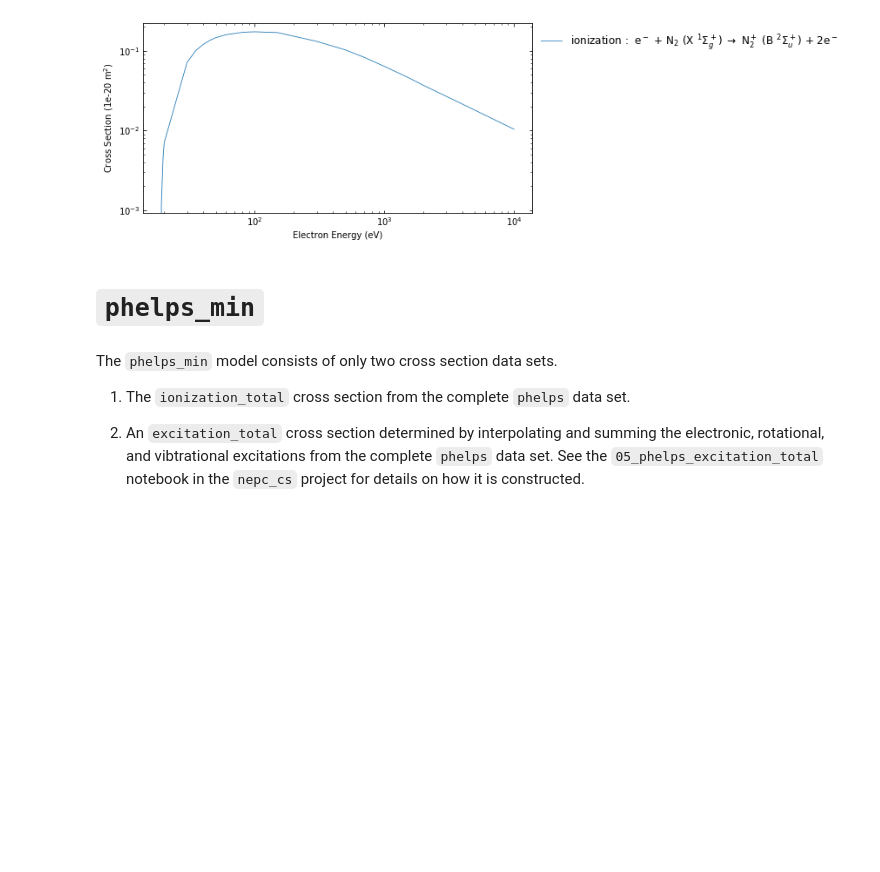
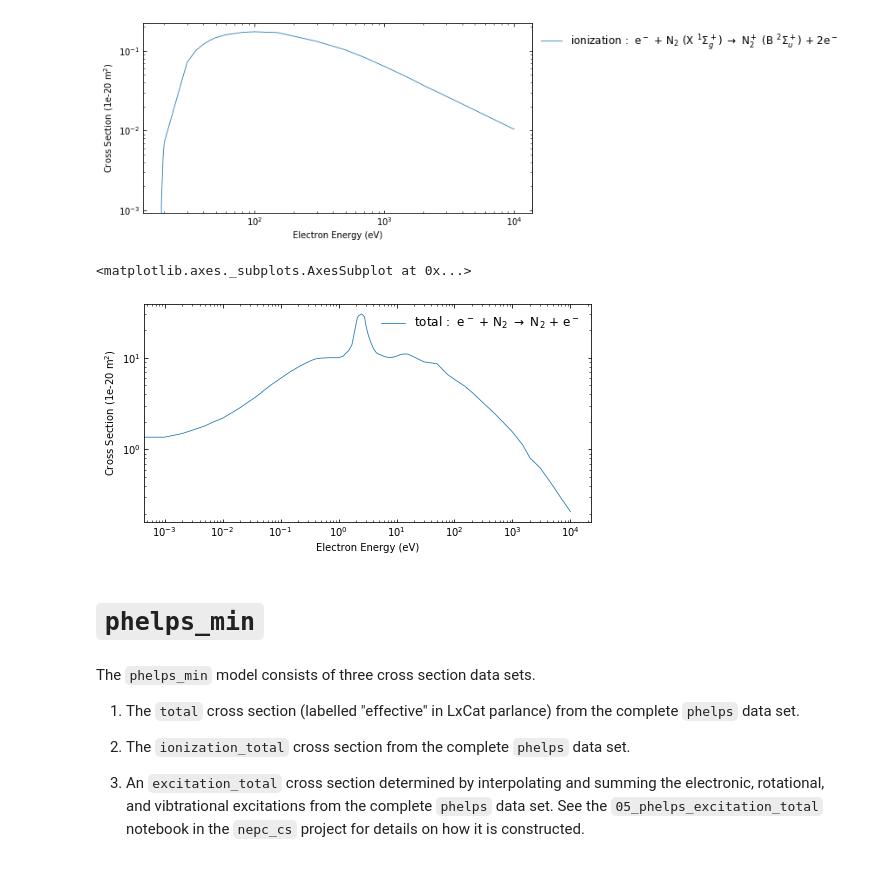
Before and after one commit to USNavalResearchLaboratory/nepc, a Jupyter notebook: examples/phelps.ipynb, the cells around one changed output. Saved outputs shown, nothing was run; the diff lists cells and outputs as text; code cells hidden in the pictures; blank space fills up the shorter version.

Commit message:
add total cross section to phelps_min

```diff
--- a/examples/phelps.ipynb
+++ b/examples/phelps.ipynb
@@ -100,14 +100,24 @@ n_phelps.plot(units_sigma=1E-20, process='ionization',
 # %% [output]
 <matplotlib.axes._subplots.AxesSubplot at 0x...>
 [figure]
+# %%
+n_phelps.plot(units_sigma=1E-20, process='total',
+              plot_param_dict = {'linewidth':.8},
+              #xlim_param_dict = {'left': 0.01, 'right': 120.0},
+              ylog=True, xlog=True, max_plots=40, width=8, height=4)
+# %% [output]
+<matplotlib.axes._subplots.AxesSubplot at 0x...>
+[figure, added]
 # %% [markdown]
 # `phelps_min`
 # %% [markdown]
-The `phelps_min` model consists of only two cross section data sets.
+The `phelps_min` model consists of three cross section data sets.
 
-1. The `ionization_total` cross section from the complete `phelps` data set.
+1. The `total` cross section (labelled "effective" in LxCat parlance) from the complete `phelps` data set.
 
-2. An `excitation_total` cross section determined by interpolating and summing the electronic, rotational, and vibtrational excitations from the complete `phelps` data set. See the `05_phelps_excitation_total` notebook in the `nepc_cs` project for details on how it is constructed.
+2. The `ionization_total` cross section from the complete `phelps` data set.
+
+3. An `excitation_total` cross section determined by interpolating and summing the electronic, rotational, and vibtrational excitations from the complete `phelps` data set. See the `05_phelps_excitation_total` notebook in the `nepc_cs` project for details on how it is constructed.
 # %%
 n_phelps_min = nepc.Model(cursor, "phelps_min")
 # %%
```
Also changed, not shown: parts of 3 cells of this notebook, 2 other files.
